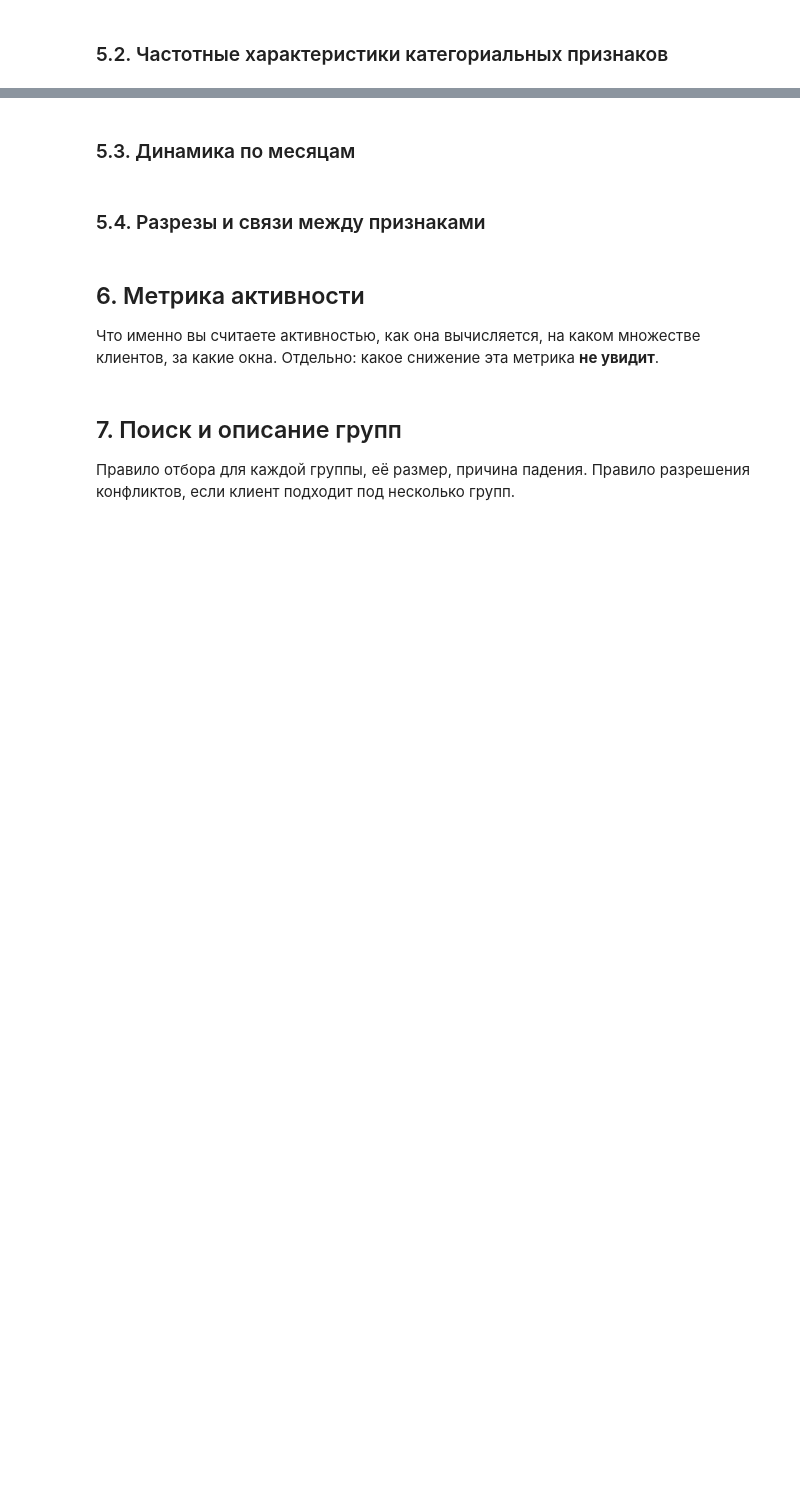
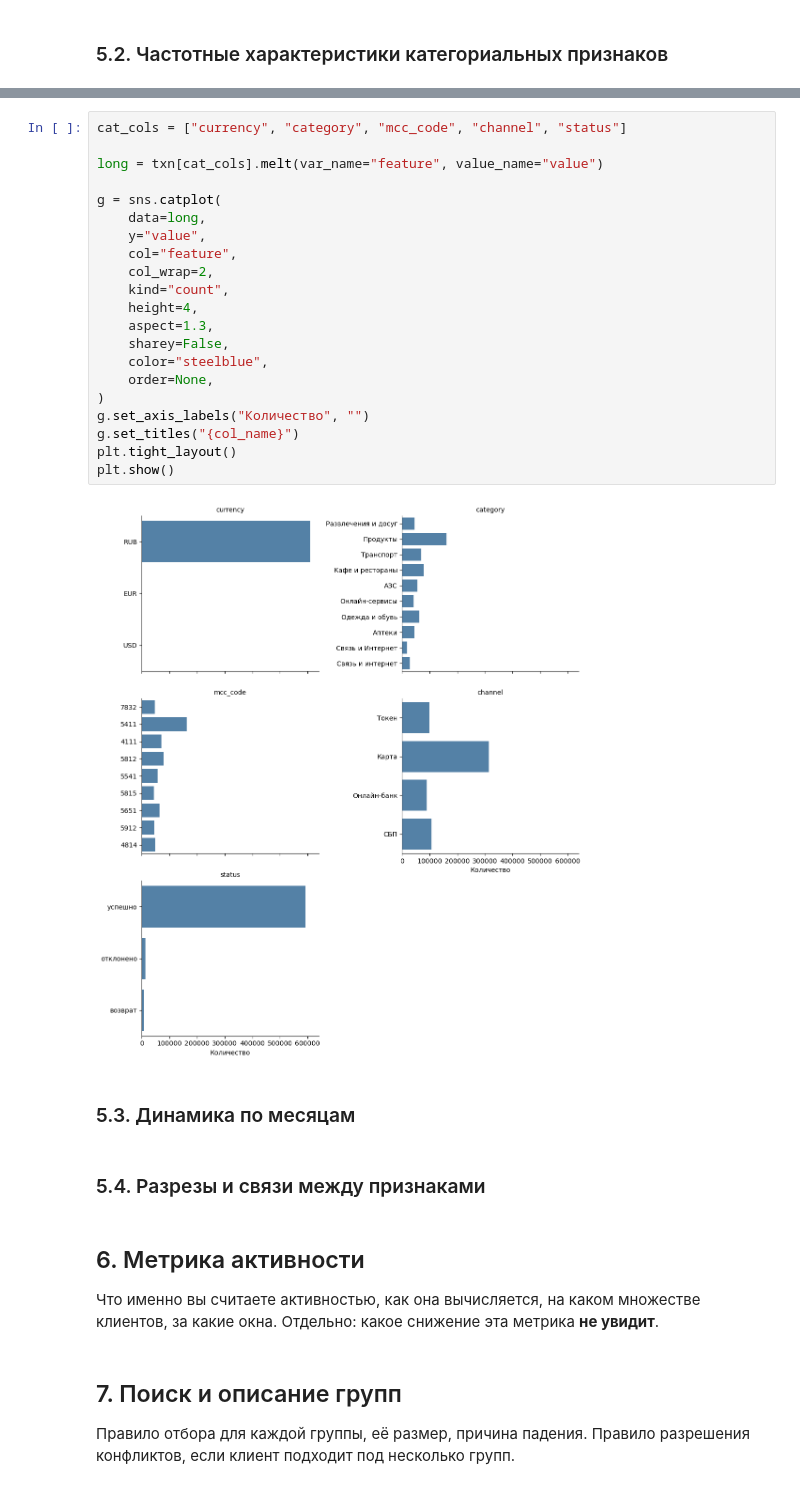
Before and after one commit to eltrukhan/Trukhan_Elizaveta_Lab1, a Jupyter notebook: 01_analysis.ipynb, the cells around one changed output, grey strips where cells are left out. Cells and saved outputs as stored; diff of their text form; blank space fills up the shorter version.

```diff
--- a/01_analysis.ipynb
+++ b/01_analysis.ipynb
@@ -88,3 +513,26 @@ cleaning_log = pd.DataFrame(columns=[
+# %%
+cat_cols = ["currency", "category", "mcc_code", "channel", "status"]
+
+long = txn[cat_cols].melt(var_name="feature", value_name="value")
+
+g = sns.catplot(
+    data=long,
+    y="value",
+    col="feature",
+    col_wrap=2,
+    kind="count",
+    height=4,
+    aspect=1.3,
+    sharey=False,
+    color="steelblue",
+    order=None,
+)
+g.set_axis_labels("Количество", "")
+g.set_titles("{col_name}")
+plt.tight_layout()
+plt.show()
+# %% [output]
+[figure, added]
 # %% [markdown]
 ### 5.3. Динамика по месяцам
 # %% [markdown]
```
Also changed, not shown: parts of 45 cells of this notebook.
